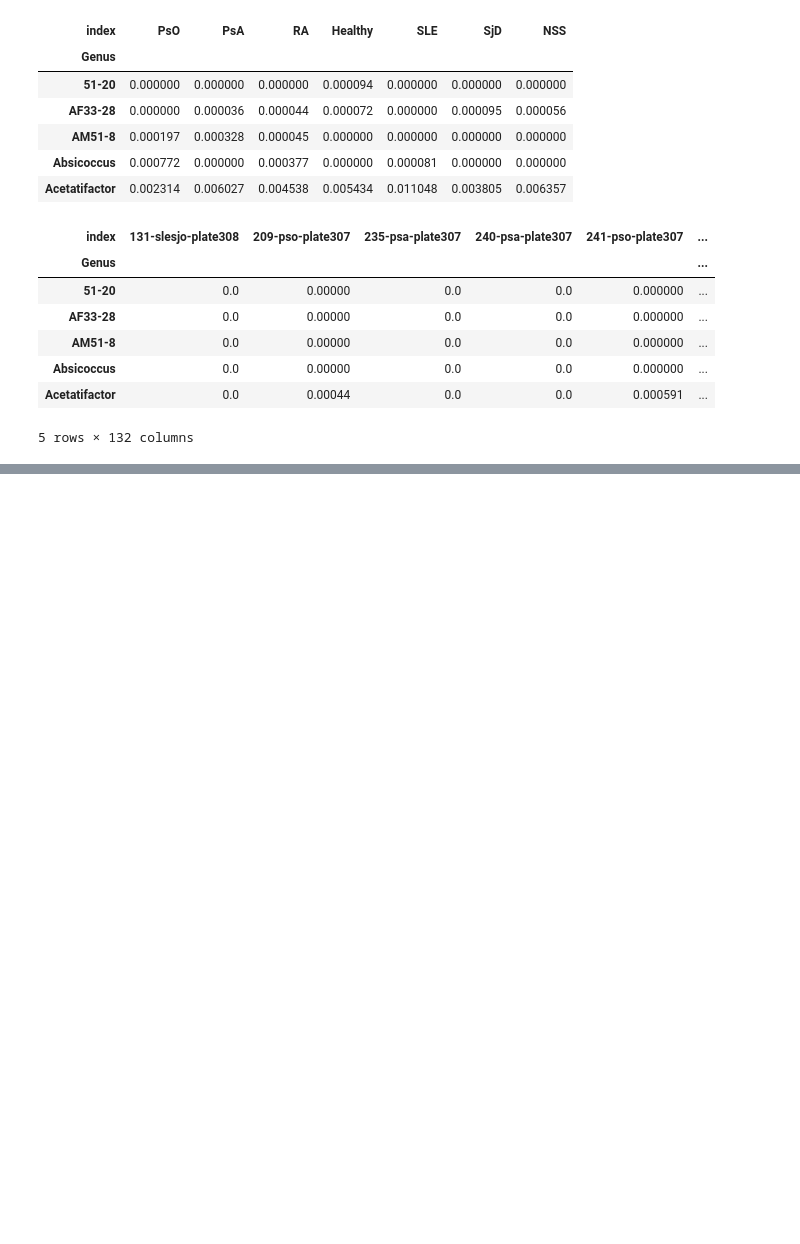
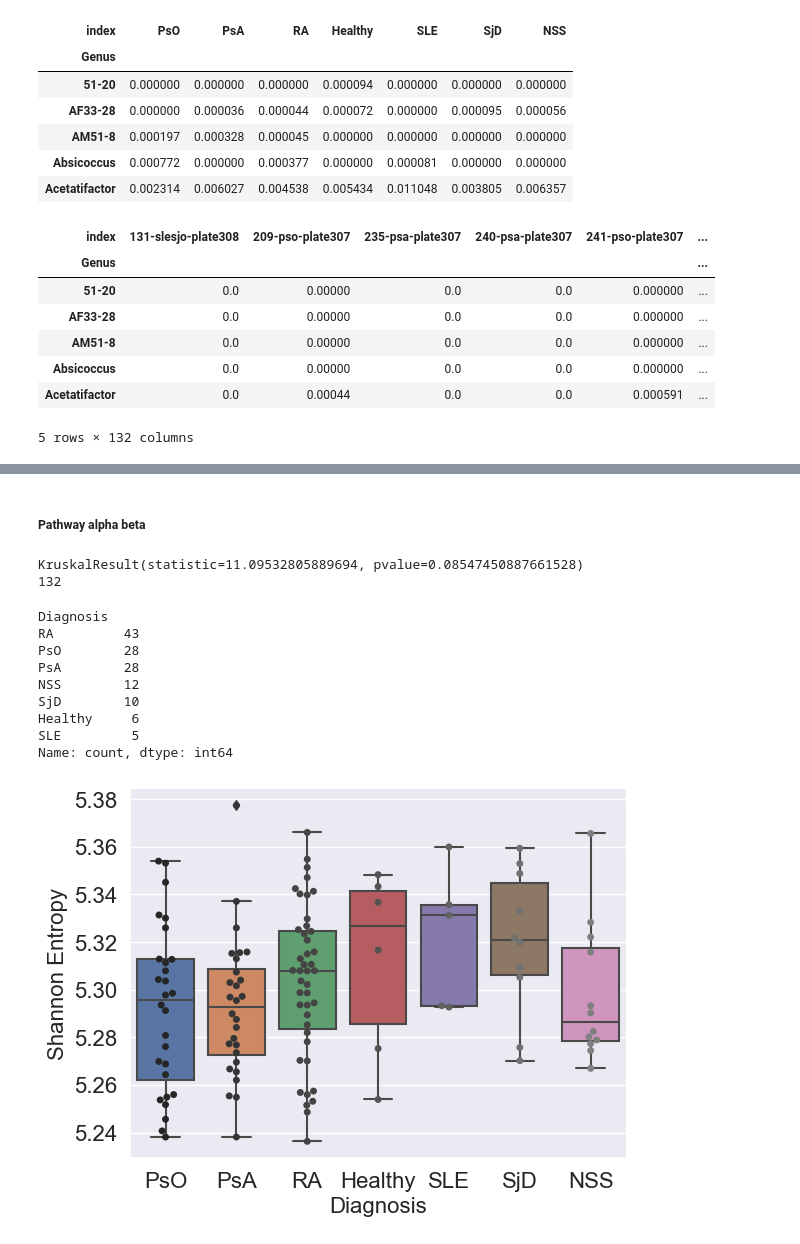
Before and after one commit to kbpi314/ampaim, a Jupyter notebook: code/AMPAIM_v10.ipynb, the cells around one changed output, grey strips where cells are left out. Cells and saved outputs as stored; diff of their text form; code cells hidden in the pictures; blank space fills up the shorter version.

```diff
--- a/code/AMPAIM_v10.ipynb
+++ b/code/AMPAIM_v10.ipynb
@@ -1937,9 +2142,0 @@ df_healthy.head()
-# %%
-# per disease correlation CRP with Phas
-df = pd.read_csv(path + 'inputs/df_otu_meta.csv')
-
-for d in df.Diagnosis.unique():
-    print(d)
-    sub = df[df['Diagnosis'] == d]
-    r, p = scipy.stats.spearmanr(sub['Phascolarctobacterium_A'],sub['CRP'],nan_policy='omit')
-    print(r, p)
@@ -2292,0 +2195,49 @@ dm.head()
+# %% [markdown]
+##### Pathway alpha beta #####
+# %%
+# plot nicer alpha div for pathways
+df_alpha = pd.read_csv(path + 'outputs/jobs06/div/metadata.tsv', sep='\t')
+df_alpha = df_alpha.iloc[1:,:]
+df_alpha = df_alpha.set_index('id')
+
+# convert to float
+df_alpha['shannon_entropy'] = df_alpha['shannon_entropy'].map(lambda x: float(x))
+
+# convert NSS to SICCA
+
+# rename
+pairs = [('non-sjogrens sicca','NSS'), ('pso','PsO'), ('psa','PsA'), ('sle','SLE'), ('ss','SjD'),('healthy','Healthy')]
+for p in pairs:
+    df_alpha['Diagnosis'] = df_alpha['Diagnosis'].replace(p[0],p[1])
+
+
+# KW test
+print(scipy.stats.kruskal(*list(df_alpha.groupby('Diagnosis')['shannon_entropy'].apply(list).values), nan_policy='propagate', axis=0, keepdims=False))
+
+# do sns
+ax = sns.boxplot(data=df_alpha, x='Diagnosis', y='shannon_entropy')
+sns.swarmplot(data=df_alpha, x='Diagnosis', y='shannon_entropy', palette='dark:grey', hue=None)
+
+# ax.axes.set_title("Title",fontsize=48)
+ax.set_ylabel("Shannon Entropy",fontsize=16)
+ax.set_xlabel("Diagnosis",fontsize=16)
+ax.tick_params(labelsize=16)
+#plt.xticks(rotation=45)
+sns.despine()
+# plt.savefig(path + 'inputs/Qiime2_0_KB_batch/adiv.pdf')
+df_alpha.to_csv(path + 'outputs/jobs06/df_alpha_pathway.tsv', sep='\t')
+print(len(df_alpha))
+df_alpha.Diagnosis.value_counts()
+# %% [output]
+KruskalResult(statistic=11.09532805889694, pvalue=0.08547450887661528)
+132
+Diagnosis
+RA         43
+PsO        28
+PsA        28
+NSS        12
+SjD        10
+Healthy     6
+SLE         5
+Name: count, dtype: int64
+[figure, added]
```
Also changed, not shown: parts of 63 cells of this notebook, 11 other files.
